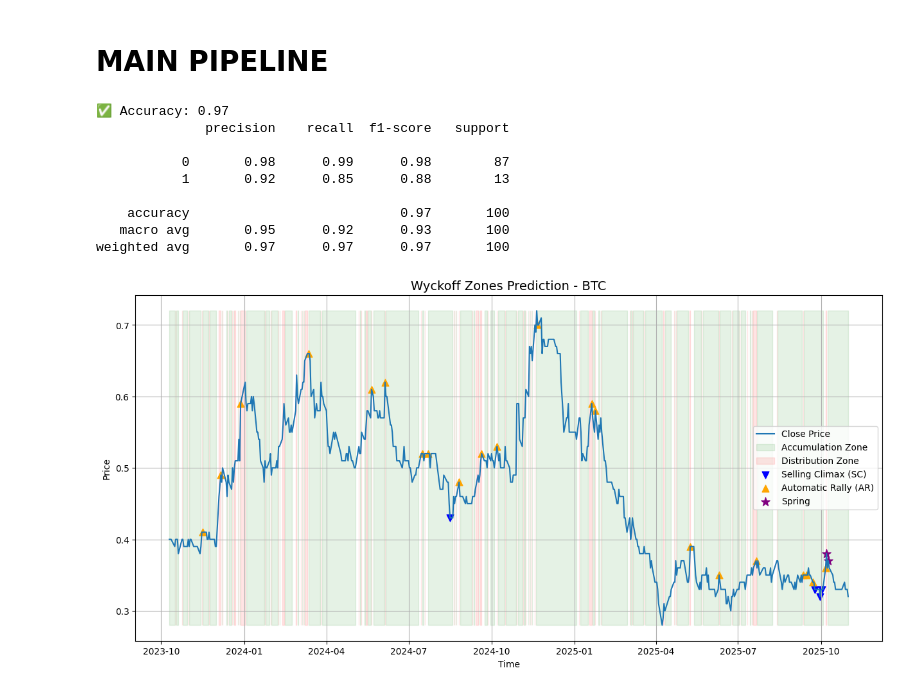
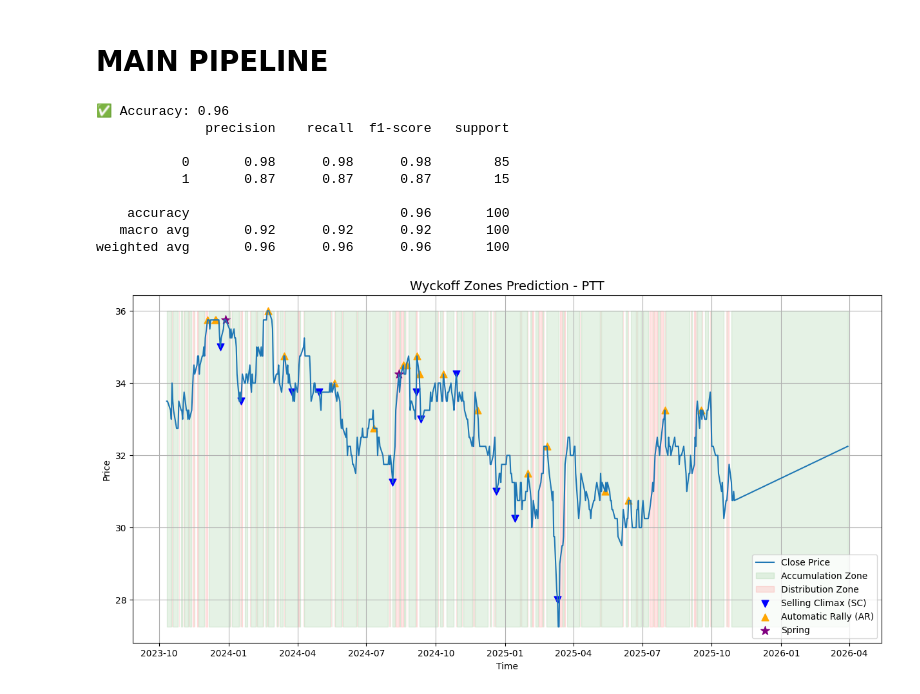
Before and after one commit to hilmanyusoh/Stock-market-chart-pattern-recognition-using-deep-learning, a Jupyter notebook: wyckoff_model/wyckoff_ML.ipynb, the cells around one changed output. Saved outputs shown, nothing was run; the diff lists cells and outputs as text; code cells hidden in the pictures.

```diff
--- a/wyckoff_model/wyckoff_ML.ipynb
+++ b/wyckoff_model/wyckoff_ML.ipynb
@@ -147,22 +147,22 @@ def plot_wyckoff_zones(df: pd.DataFrame, symbol: str):
 #  MAIN PIPELINE
 # %%
 if __name__ == "__main__":
-    symbol = "BTC"
+    symbol = "PTT"
     df = get_candlestick_data(symbol, limit=500)
     if df.empty:
         print("ไม่มีข้อมูลจาก Cassandra")
     else:
         df = wyckoff_feature_engineering(df)
         model, df = train_wyckoff_model(df)
         plot_wyckoff_zones(df, symbol)
 # %% [output]
-✅ Accuracy: 0.97
+✅ Accuracy: 0.96
               precision    recall  f1-score   support
 
-           0       0.98      0.99      0.98        87
-           1       0.92      0.85      0.88        13
+           0       0.98      0.98      0.98        85
+           1       0.87      0.87      0.87        15
 
-    accuracy                           0.97       100
-   macro avg       0.95      0.92      0.93       100
-weighted avg       0.97      0.97      0.97       100
+    accuracy                           0.96       100
+   macro avg       0.92      0.92      0.92       100
+weighted avg       0.96      0.96      0.96       100
-[figure, old version]
+[figure, new version]
```
Also changed, not shown: 3 other files.
